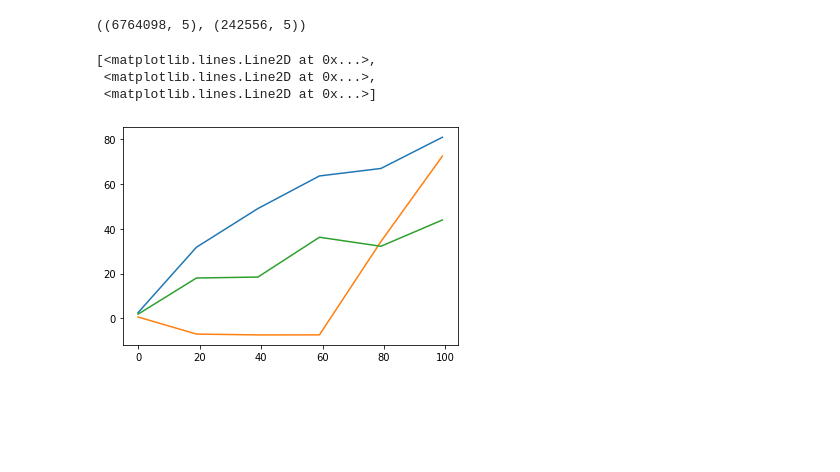
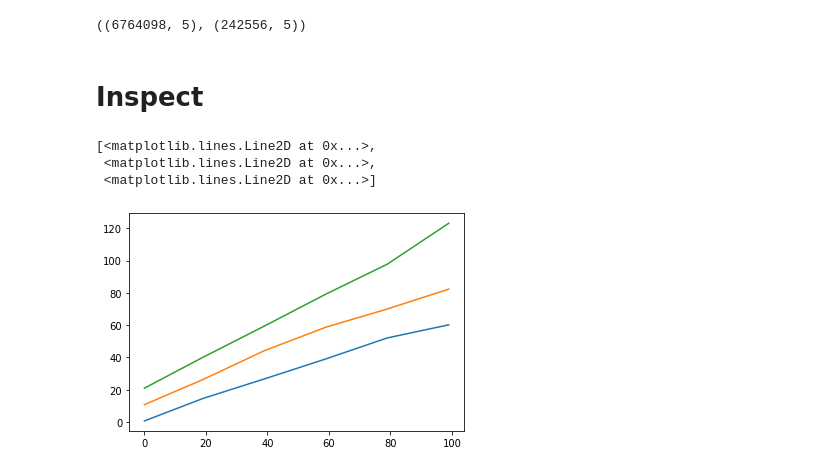
Before and after one commit to dantegates/keras-prophet, a Jupyter notebook: keras-prophet.ipynb, the cells around one changed output. Cells and saved outputs as stored; diff of their text form; code cells hidden in the pictures; blank space fills up the shorter version.

Commit message:
learning shape of trends, scale is still off

```diff
--- a/keras-prophet.ipynb
+++ b/keras-prophet.ipynb
@@ -174,3 +181,5 @@ See the caveats in the documentation: https://pandas.pydata.org/pandas-docs/stab
 df_train.shape, df_test.shape
 # %% [output]
 ((6764098, 5), (242556, 5))
+# %% [markdown]
+# Inspect
@@ -177,3 +188,25 @@ df_train.shape, df_test.shape
+# %%
+import numpy as np
+
+c = 5
+d = np.repeat(np.random.laplace(scale=.1, size=(1, 3, c)), 100, axis=0)
+s = np.arange(c, dtype='float32') * 20
+t = np.arange(100, dtype='float32')[:, None] + 1.
+
+plt.plot(
+    CallaborativeLinearTrendEmbedding.trend(
+        d,
+        np.arange(3) * 10,
+        np.ones(3),
+        s,
+        t,
+    ).numpy()
+)
+# %% [output]
+[<matplotlib.lines.Line2D at 0x...>,
+ <matplotlib.lines.Line2D at 0x...>,
+ <matplotlib.lines.Line2D at 0x...>]
+[figure, added]
 # %%
 # import numpy as np
 # import tensorflow as tf
@@ -325,26 +358,6 @@ df_train.shape, df_test.shape
 #         offset = tf.reduce_sum(tf.multiply(A, γ), axis=-1) + m
 
 #         return trend + offset
-# %%
-c = 5
-d = np.repeat(np.random.normal(size=(1, 3, c)), 100, axis=0)
-s = np.arange(c, dtype='float32') * 20
-t = np.arange(100, dtype='float32')[:, None] + 1.
-
-plt.plot(
-    LinearTrendEmbeddingWithMovement.trend(
-        d,
-        1.,
-        1.,
-        s,
-        t,
-    ).numpy()
-)
-# %% [output]
-[<matplotlib.lines.Line2D at 0x...>,
- <matplotlib.lines.Line2D at 0x...>,
- <matplotlib.lines.Line2D at 0x...>]
-[figure, removed]
 # %%
 order = 10
 
```
Also changed, not shown: parts of 11 cells of this notebook, 1 other file.
